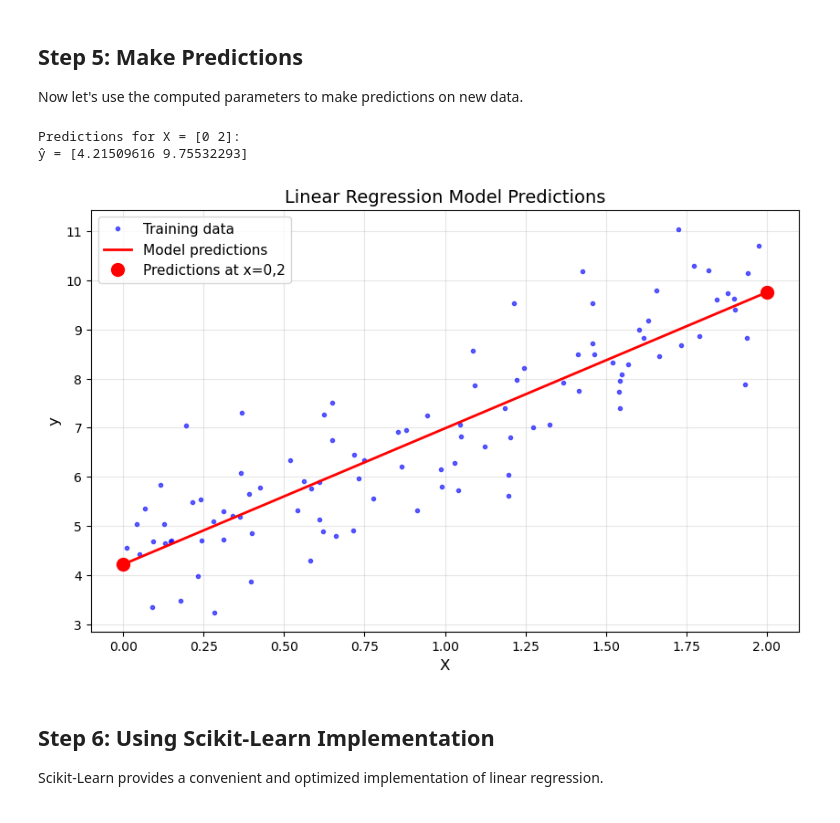
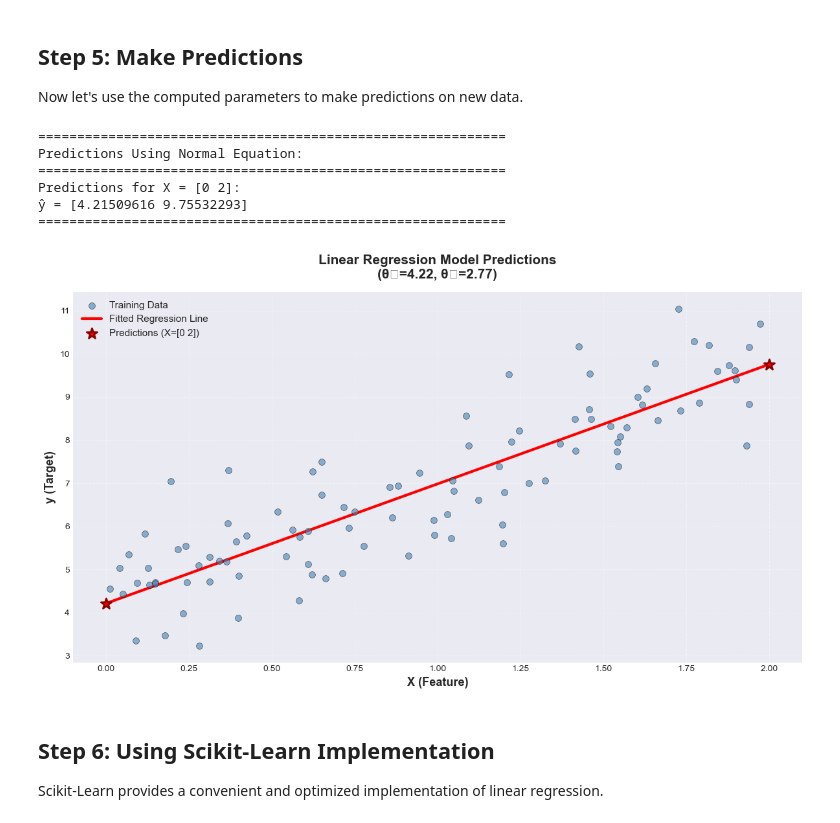
Before and after one commit to Zinoh0A/ML-StudentDropout-Classification-HousePricesPrediction-Linear-Regression, a Jupyter notebook: LR.ipynb, the cells around one changed output. Drawn from its saved outputs; the diff is of its cells as text; code cells hidden in the pictures.

```diff
--- a/LR.ipynb
+++ b/LR.ipynb
@@ -166,30 +234,48 @@ Now let's use the computed parameters to make predictions on new data.
 # %%
 # Create new data points for prediction
 X_new = np.array([[0], [2]])  # Predict for x=0 and x=2
 
 # Add bias term to new data
 X_new_b = add_dummy_feature(X_new)
 
 # Make predictions using Normal Equation solution
 y_predict = X_new_b @ theta_best
+
+# Generate smooth line for visualization
+X_line = np.linspace(0, 2, 100).reshape(-1, 1)
+X_line_b = add_dummy_feature(X_line)
+y_line = X_line_b @ theta_best
+
+print(f"\n{'='*60}")
+print("Predictions Using Normal Equation:")
+print(f"{'='*60}")
 print(f"Predictions for X = {X_new.ravel()}:")
-print(f"ŷ = {y_predict.ravel()}")
+print(f"ŷ = {y_predict.ravel()}")
+print(f"{'='*60}")
 
-# Visualize predictions
-plt.figure(figsize=(10, 6))
-plt.plot(X, y, "b.", alpha=0.6, label="Training data")
-plt.plot(X_new, y_predict, "r-", linewidth=2, label="Model predictions")
-plt.plot(X_new, y_predict, "ro", markersize=10, label="Predictions at x=0,2")
-plt.xlabel("X", fontsize=12)
-plt.ylabel("y", fontsize=12)
-plt.title("Linear Regression Model Predictions", fontsize=14)
-plt.legend(fontsize=11)
-plt.grid(True, alpha=0.3)
+# Visualize predictions with improved styling
+plt.figure(figsize=(12, 7))
+plt.scatter(X, y, c='steelblue', s=50, alpha=0.6, edgecolors='black', linewidth=0.5,
+            label='Training Data', zorder=3)
+plt.plot(X_line, y_line, "r-", linewidth=3, label="Fitted Regression Line", zorder=2)
+plt.scatter(X_new, y_predict, c='red', s=150, marker='*', edgecolors='darkred',
+            linewidth=2, label=f'Predictions (X={X_new.ravel()})', zorder=4)
+plt.xlabel("X (Feature)", fontsize=13, fontweight='bold')
+plt.ylabel("y (Target)", fontsize=13, fontweight='bold')
+plt.title(f"Linear Regression Model Predictions\n(θ₀={theta_best[0][0]:.2f}, θ₁={theta_best[1][0]:.2f})",
+          fontsize=15, fontweight='bold', pad=15)
+plt.legend(fontsize=11, loc='best', framealpha=0.9)
+plt.grid(True, alpha=0.4, linestyle='--')
+plt.tight_layout()
 plt.show()
 # %% [output]
+============================================================
+Predictions Using Normal Equation:
+============================================================
 Predictions for X = [0 2]:
-ŷ = [4.21509616 9.75532293]
+ŷ = [4.21509616 9.75532293]
+============================================================
-[figure, old version]
+[figure, new version]
 # %% [markdown]
 ## Step 6: Using Scikit-Learn Implementation
 
```
Also changed, not shown: parts of 15 cells of this notebook, 1 other file.
